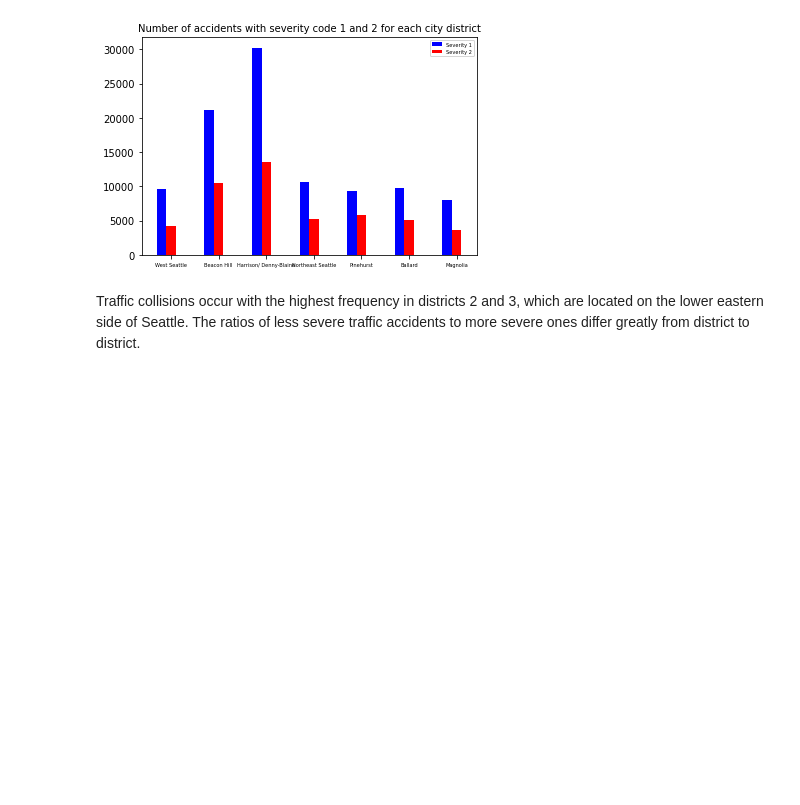
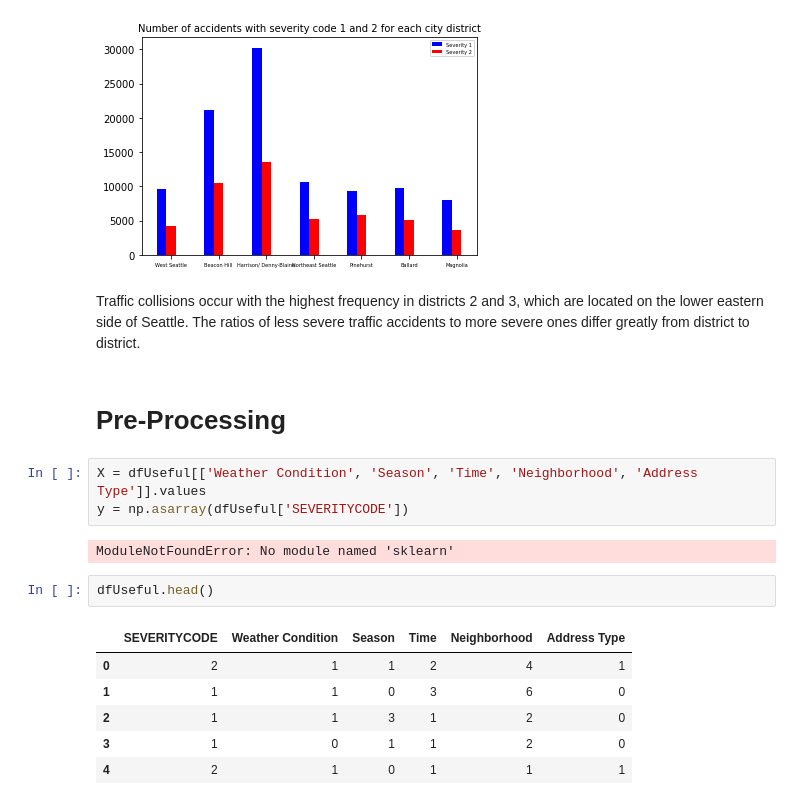
Before and after one commit to mtan1/Old_Coursera_Capstone, a Jupyter notebook: Applied Data Science Capstone.ipynb, the cells around one changed output. Saved outputs shown, nothing was run; the diff lists cells and outputs as text; blank space fills up the shorter version.

```diff
--- a/Data.ipynb
+++ b/Applied Data Science Capstone.ipynb
@@ -160,3 +166,19 @@ plt.show()
 [figure]
 # %% [markdown]
 Traffic collisions occur with the highest frequency in districts 2 and 3, which are located on the lower eastern side of Seattle. The ratios of less severe traffic accidents to more severe ones differ greatly from district to district.
+# %% [markdown]
+# Pre-Processing
+# %%
+X = dfUseful[['Weather Condition', 'Season', 'Time', 'Neighborhood', 'Address Type']].values
+y = np.asarray(dfUseful['SEVERITYCODE'])
+# %% [output]
+ModuleNotFoundError: No module named 'sklearn'
+# %%
+dfUseful.head()
+# %% [output]
+|  | SEVERITYCODE | Weather Condition | Season | Time | Neighborhood | Address Type |
+| 0 | 2 | 1 | 1 | 2 | 4 | 1 |
+| 1 | 1 | 1 | 0 | 3 | 6 | 0 |
+| 2 | 1 | 1 | 3 | 1 | 2 | 0 |
+| 3 | 1 | 0 | 1 | 1 | 2 | 0 |
+| 4 | 2 | 1 | 0 | 1 | 1 | 1 |
```
Also changed, not shown: parts of 3 cells of this notebook.
